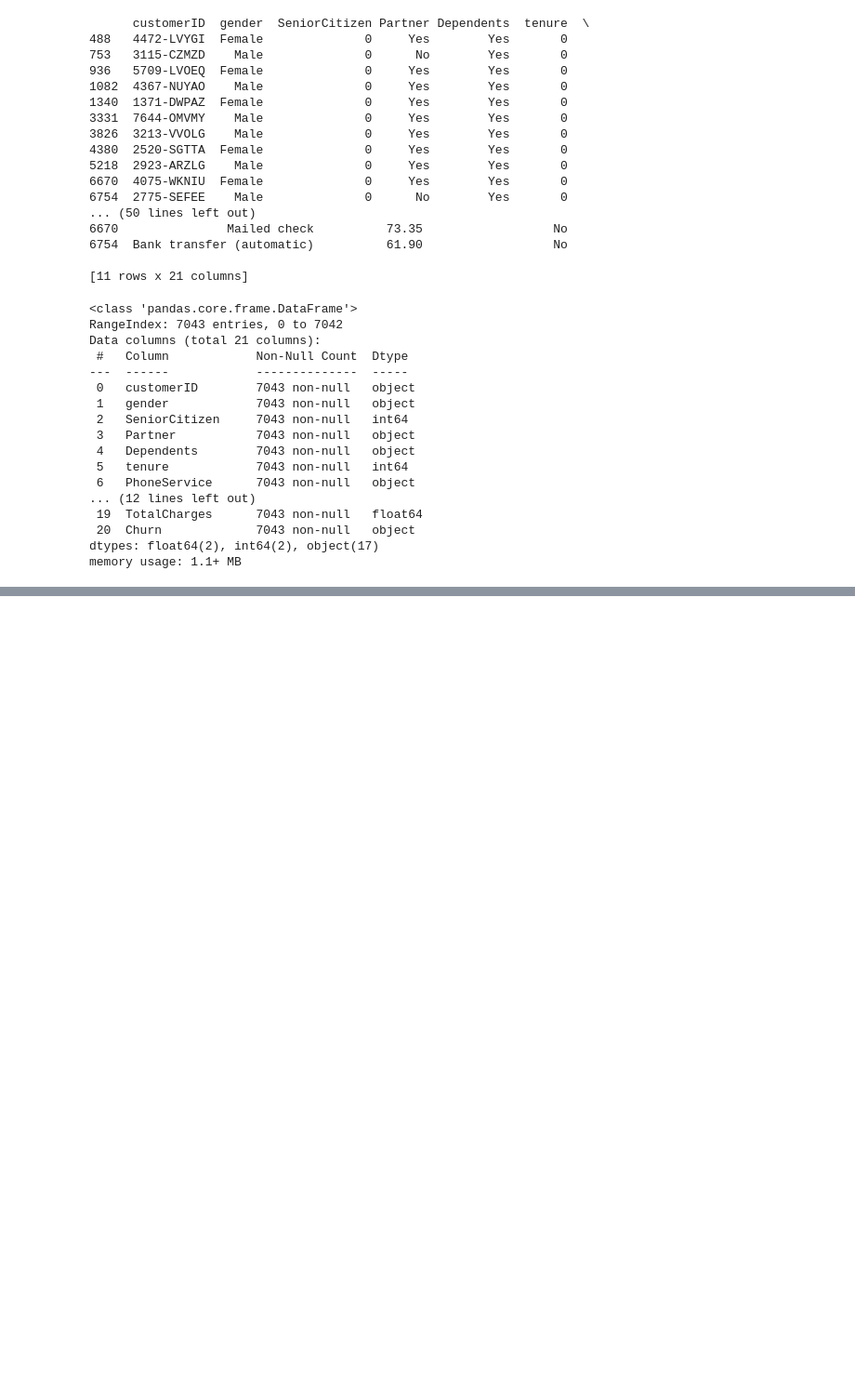
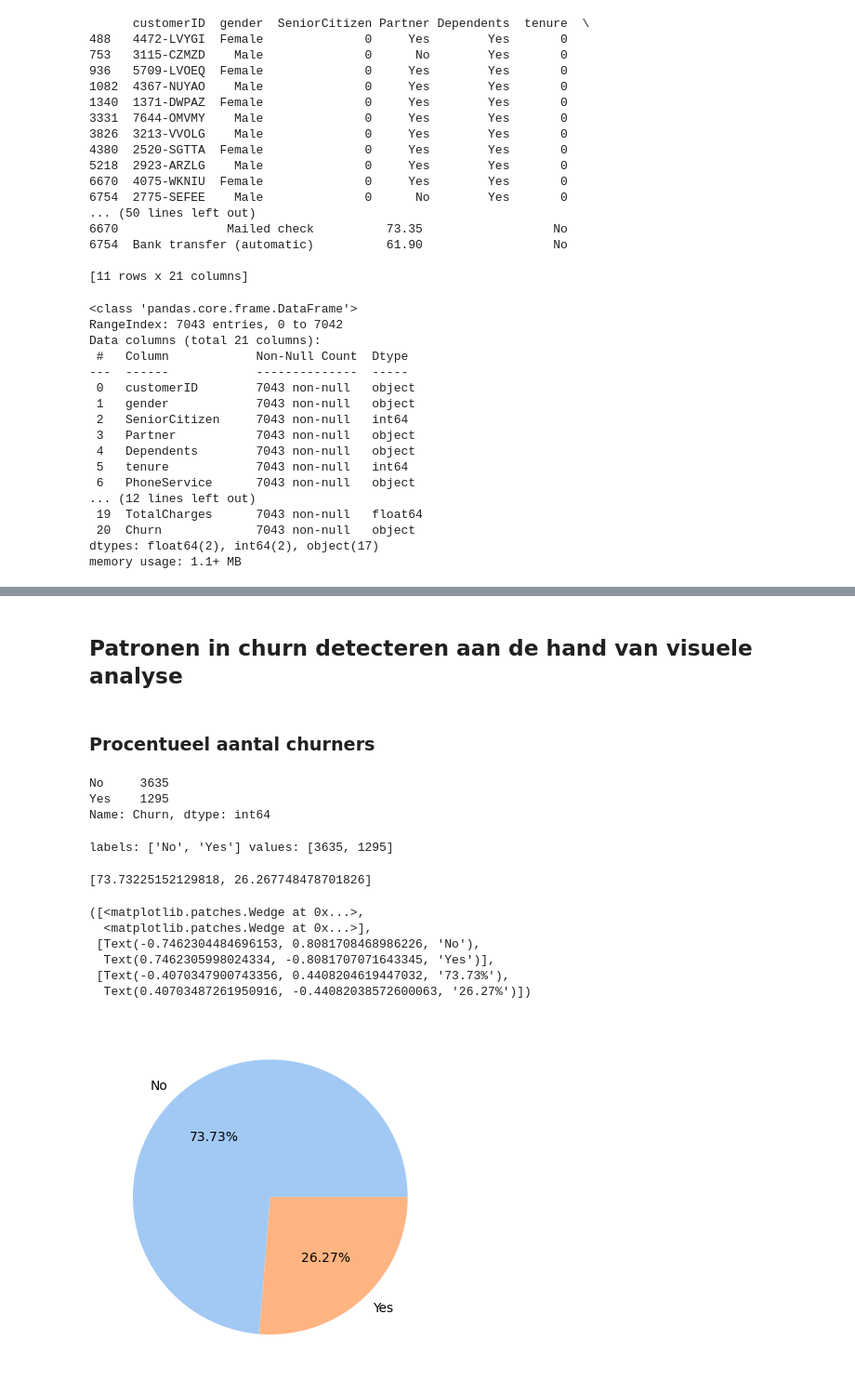
Before and after one commit to effevee/data_analyse_ml_frankv, a Jupyter notebook: ProjectChurn/project_churn.ipynb, the cells around one changed output, grey strips where cells are left out. Shown at 93% size. Drawn from its saved outputs; the diff is of its cells as text; code cells hidden in the pictures; blank space fills up the shorter version.

```diff
--- a/ProjectChurn/project_churn.ipynb
+++ b/ProjectChurn/project_churn.ipynb
@@ -182,0 +209,7 @@ df.TotalCharges = []
+# %%
+train_set,test_set = train_test_split(df,test_size=0.3,random_state=42)
+# random_state is randomseed voor de random functie
+print('aantal entries in train_set:', len(train_set))
+print('aantal entries in test_set: ', len(test_set))
+print('stukje inhoud train_set:')
+train_set.head()
@@ -182,0 +227,36 @@ df.TotalCharges = []
+# %% [markdown]
+## Patronen in churn detecteren aan de hand van visuele analyse
+# %% [markdown]
+### Procentueel aantal churners
+# %%
+yes_no_churn = train_set.Churn.value_counts()
+print(yes_no_churn)
+# %% [output]
+No     3635
+Yes    1295
+Name: Churn, dtype: int64
+# %%
+# ophalen van No, Yes uit serie (=index van serie)
+labels = list(yes_no_churn.index)
+# ophalen van de waarden horende bij Yes en No
+values = list(yes_no_churn.values)
+print("labels:",labels,"values:",values)
+# %% [output]
+labels: ['No', 'Yes'] values: [3635, 1295]
+# %%
+values_p = [values[0]*100/sum(values),values[1]*100/sum(values)]
+print(values_p)
+# %% [output]
+[73.73225152129818, 26.267748478701826]
+# %%
+# kiezen van een kleurenpalet waaruit eerste 5 elementen genomen worden
+colors = snb.color_palette('pastel')[0:5]
+plt.pie(values_p,labels=labels,colors=colors,autopct='%.2f%%')
+# %% [output]
+([<matplotlib.patches.Wedge at 0x...>,
+  <matplotlib.patches.Wedge at 0x...>],
+ [Text(-0.7462304484696153, 0.8081708468986226, 'No'),
+  Text(0.7462305998024334, -0.8081707071643345, 'Yes')],
+ [Text(-0.4070347900743356, 0.4408204619447032, '73.73%'),
+  Text(0.40703487261950916, -0.44082038572600063, '26.27%')])
+[figure, added]
```
Also changed, not shown: parts of 35 cells of this notebook, 2 other files.
